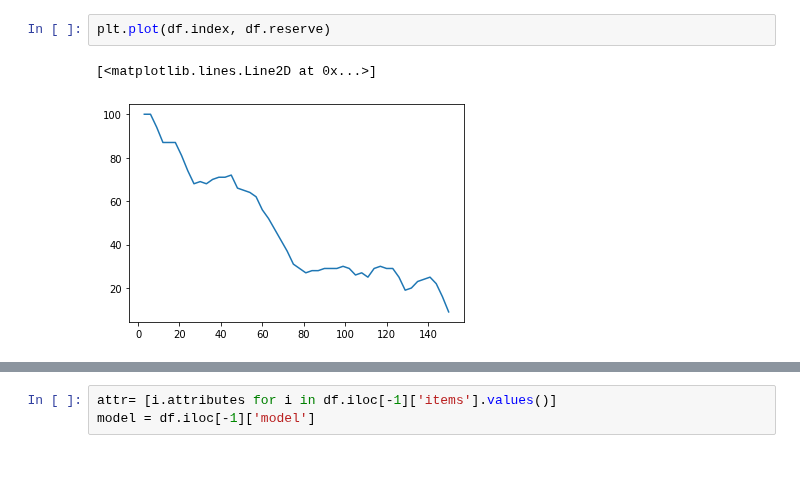
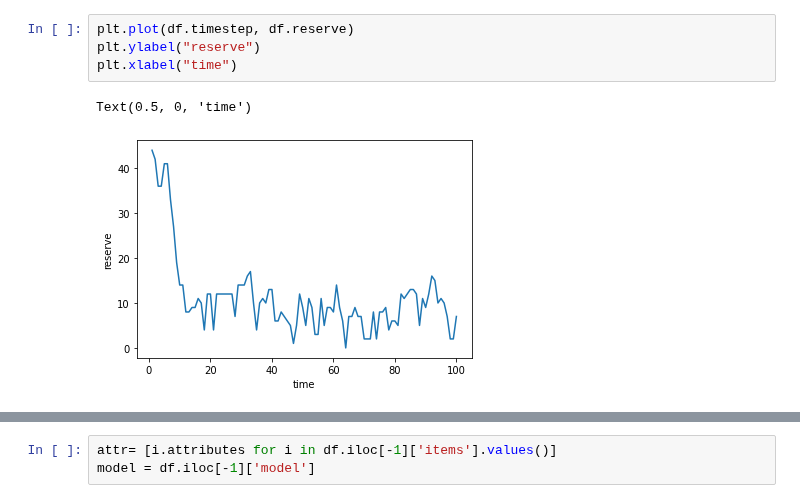
Before and after one commit to BlockScience/arm-basic-research, a Jupyter notebook: experiment.ipynb, the cells around one changed output, grey strips where cells are left out. Cells and saved outputs as stored; diff of their text form; blank space fills up the shorter version.

Commit message:
added plotting

```diff
--- a/experiment.ipynb
+++ b/experiment.ipynb
@@ -48,5 +46,7 @@ df
 # %%
-plt.plot(df.index, df.reserve)
+plt.plot(df.timestep, df.reserve)
+plt.ylabel("reserve")
+plt.xlabel("time")
 # %% [output]
-[<matplotlib.lines.Line2D at 0x...>]
+Text(0.5, 0, 'time')
-[figure, old version]
+[figure, new version]
```
Also changed, not shown: parts of 7 cells of this notebook, 2 other files.
